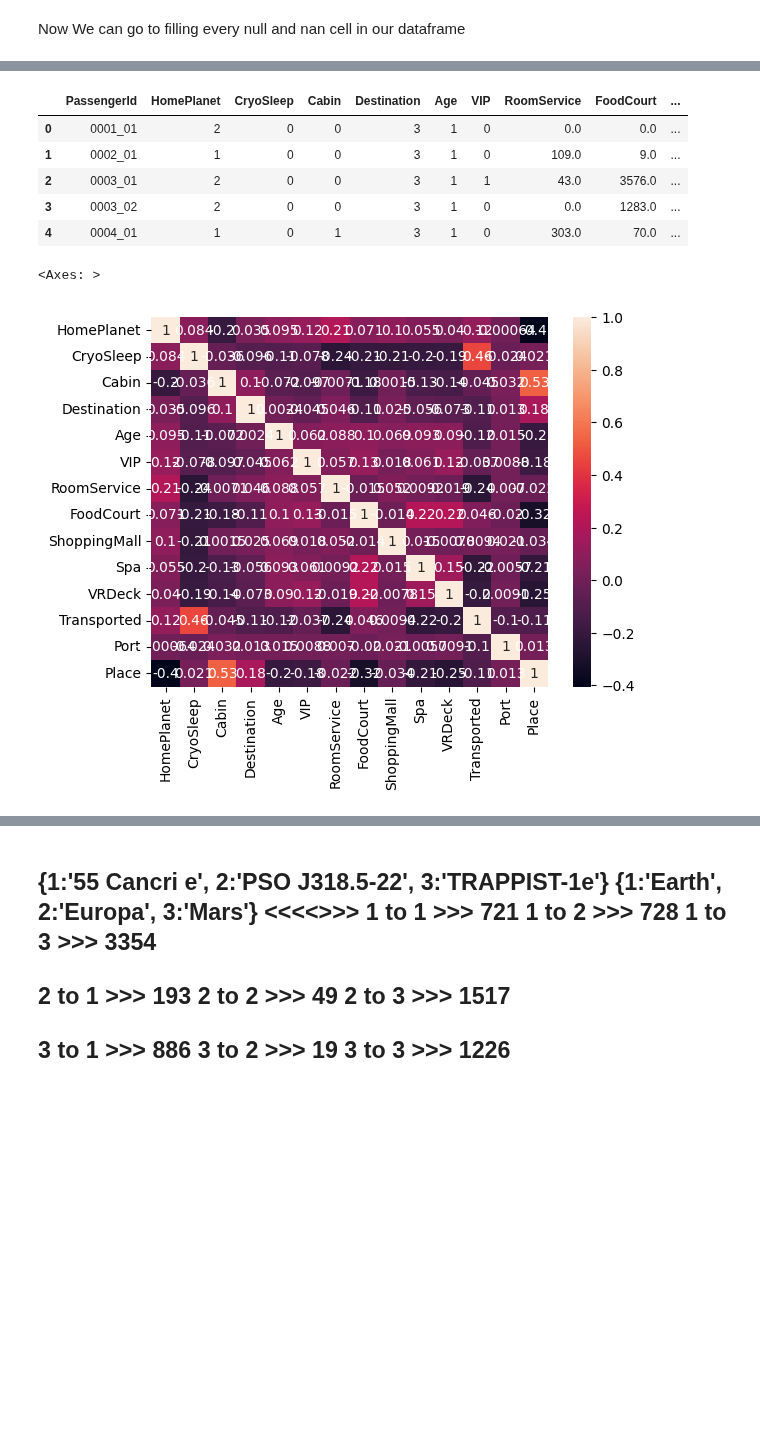
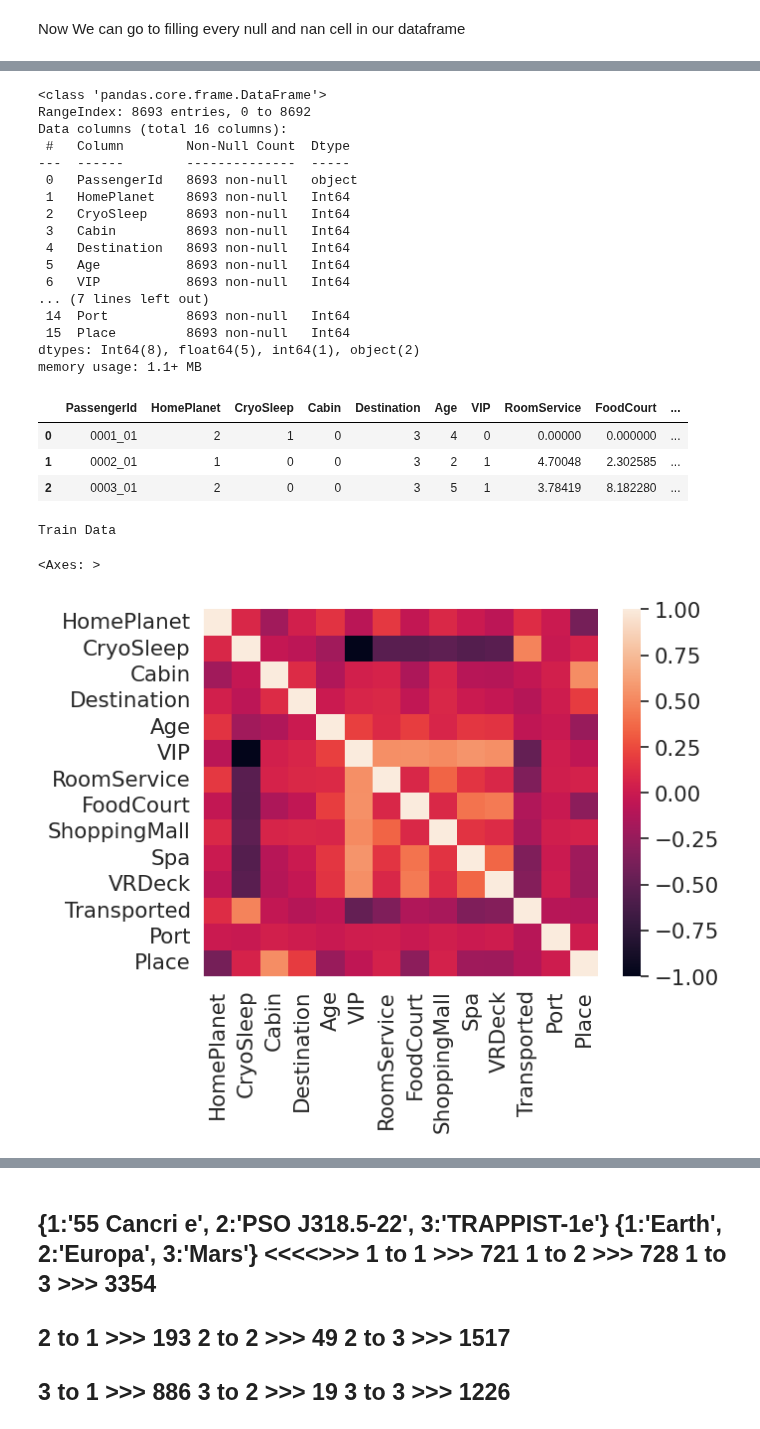
Before and after one commit to Sadeqsoli/SpaceTitanicSurvivors, a Jupyter notebook: spacetitanicsurvivors.ipynb, the cells around one changed output, grey strips where cells are left out. Cells and saved outputs as stored; diff of their text form; code cells hidden in the pictures; blank space fills up the shorter version.

Commit message:
Kaggle Notebook | SpaceTitanicSurvivors | Version 33

```diff
--- a/spacetitanicsurvivors.ipynb
+++ b/spacetitanicsurvivors.ipynb
@@ -22,0 +34,5 @@ for dirname, _, filenames in os.walk('/kaggle/input'):
+# %%
+train=pd.read_csv('../input/spaceship-titanic/train.csv')
+test=pd.read_csv('../input/spaceship-titanic/test.csv')
+
+train.head()
@@ -166,11 +295,24 @@ df.head(3)
 # %%
-df[['HomePlanet', 'CryoSleep', 'Cabin', 'Destination', 'Age', 'VIP', 'Port', 'Place']] = df[['HomePlanet', 'CryoSleep','Cabin', 'Destination', 'Age', 'VIP', 'Port', 'Place']].astype('Int64')
-df.head()
+train[['HomePlanet', 'CryoSleep', 'Cabin', 'Destination', 'Age', 'VIP', 'Port', 'Place']] = train[['HomePlanet', 'CryoSleep','Cabin', 'Destination', 'Age', 'VIP', 'Port', 'Place']].astype('Int64')
+
+test[['HomePlanet', 'CryoSleep', 'Cabin', 'Destination', 'Age', 'VIP', 'Port', 'Place']] = test[['HomePlanet', 'CryoSleep','Cabin', 'Destination', 'Age', 'VIP', 'Port', 'Place']].astype('Int64')
+train.info()
 # %% [output]
-|  | PassengerId | HomePlanet | CryoSleep | Cabin | Destination | Age | VIP | RoomService | FoodCourt | ... |
-| 0 | 0001_01 | 2 | 0 | 0 | 3 | 1 | 0 | 0.0 | 0.0 | ... |
-| 1 | 0002_01 | 1 | 0 | 0 | 3 | 1 | 0 | 109.0 | 9.0 | ... |
-| 2 | 0003_01 | 2 | 0 | 0 | 3 | 1 | 1 | 43.0 | 3576.0 | ... |
-| 3 | 0003_02 | 2 | 0 | 0 | 3 | 1 | 0 | 0.0 | 1283.0 | ... |
-| 4 | 0004_01 | 1 | 0 | 1 | 3 | 1 | 0 | 303.0 | 70.0 | ... |
+<class 'pandas.core.frame.DataFrame'>
+RangeIndex: 8693 entries, 0 to 8692
+Data columns (total 16 columns):
+ #   Column        Non-Null Count  Dtype
+---  ------        --------------  -----
+ 0   PassengerId   8693 non-null   object
+ 1   HomePlanet    8693 non-null   Int64
+ 2   CryoSleep     8693 non-null   Int64
+ 3   Cabin         8693 non-null   Int64
+ 4   Destination   8693 non-null   Int64
+ 5   Age           8693 non-null   Int64
+ 6   VIP           8693 non-null   Int64
+... (7 lines left out)
+ 14  Port          8693 non-null   Int64
+ 15  Place         8693 non-null   Int64
+dtypes: Int64(8), float64(5), int64(1), object(2)
+memory usage: 1.1+ MB
 # %%
@@ -184,19 +337,35 @@ df.head()
 # %%
-# # # Apply log transformation
-# df['RoomService'] = np.log1p(df['RoomService'])
-# df['FoodCourt'] = np.log1p(df['FoodCourt'])
-# df['ShoppingMall'] = np.log1p(df['ShoppingMall'])
-# df['Spa'] = np.log1p(df['Spa'])
-# df['VRDeck'] = np.log1p(df['VRDeck'])
-# df.head(3)
+## Apply log transformation
+
+## Train Data
+train['RoomService'] = np.log1p(train['RoomService'])
+train['FoodCourt'] = np.log1p(train['FoodCourt'])
+train['ShoppingMall'] = np.log1p(train['ShoppingMall'])
+train['Spa'] = np.log1p(train['Spa'])
+train['VRDeck'] = np.log1p(train['VRDeck'])
+
+
+## Test Data
+test['RoomService'] = np.log1p(test['RoomService'])
+test['FoodCourt'] = np.log1p(test['FoodCourt'])
+test['ShoppingMall'] = np.log1p(test['ShoppingMall'])
+test['Spa'] = np.log1p(test['Spa'])
+test['VRDeck'] = np.log1p(test['VRDeck'])
+train.head(3)
+# %% [output]
+|  | PassengerId | HomePlanet | CryoSleep | Cabin | Destination | Age | VIP | RoomService | FoodCourt | ... |
+| 0 | 0001_01 | 2 | 1 | 0 | 3 | 4 | 0 | 0.00000 | 0.000000 | ... |
+| 1 | 0002_01 | 1 | 0 | 0 | 3 | 2 | 1 | 4.70048 | 2.302585 | ... |
+| 2 | 0003_01 | 2 | 0 | 0 | 3 | 5 | 1 | 3.78419 | 8.182280 | ... |
 # %%
-import seaborn as sb
-df_num = df.select_dtypes(include=['float64', 'int64'])
+train_num = train.select_dtypes(include=['float64', 'int64'])
 
 # Calculate the correlations of numerical columns
-corr = df_num.corr()
+corr = train_num.corr()
 
-sb.heatmap(corr, annot=True)
+print("Train Data")
+sns.heatmap(corr, annot=False)
 # %% [output]
-<Axes: >
+Train Data
+<Axes: >
-[figure, old version]
+[figure, new version]
```
Also changed, not shown: parts of 42 cells of this notebook.
